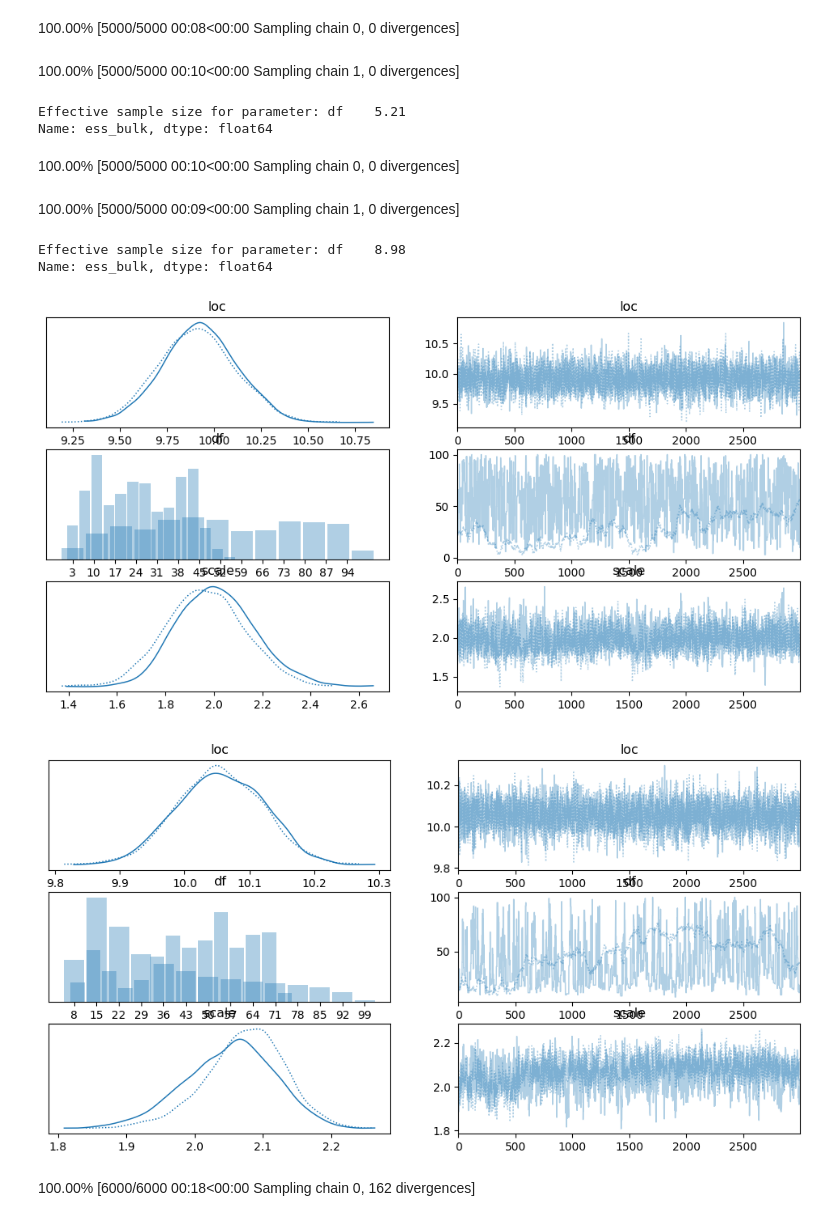
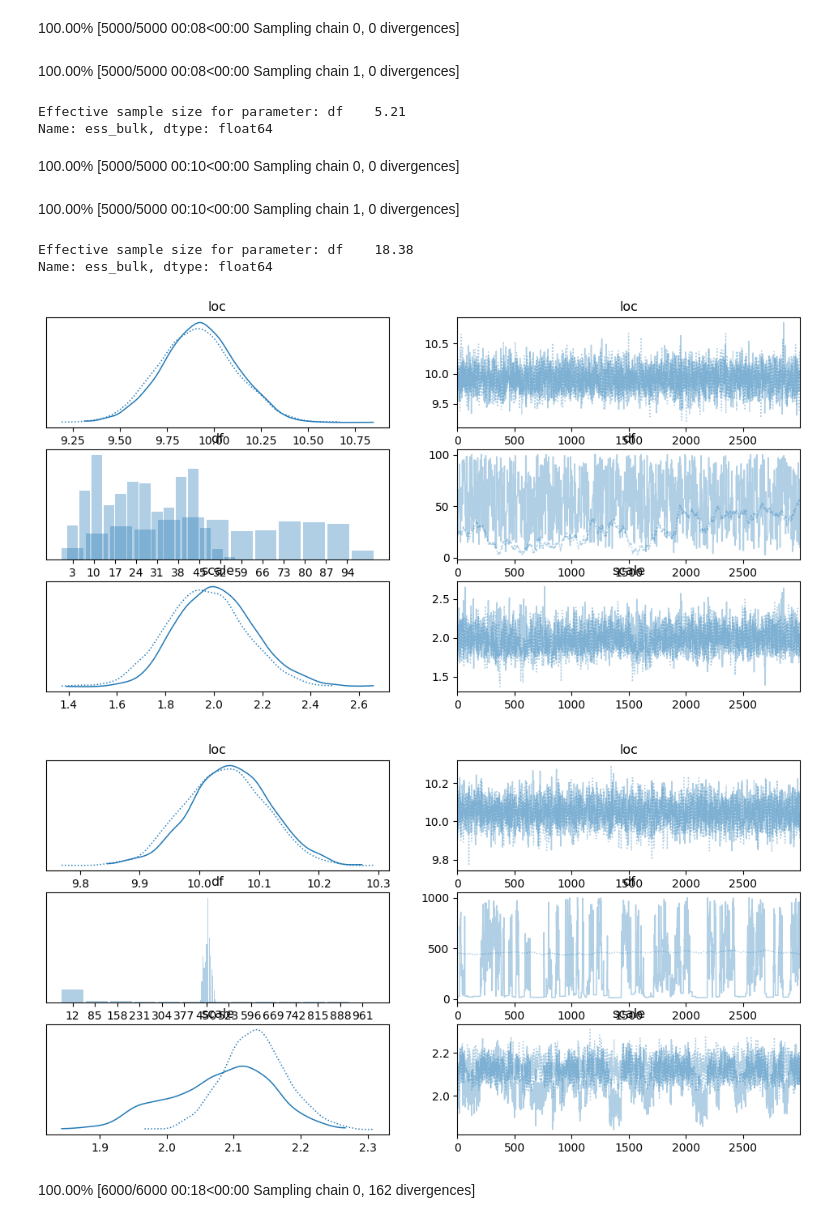
Before and after one commit to Belindazzzzz/hw-2, a Jupyter notebook: HW4.ipynb, the cells around one changed output. Saved outputs shown, nothing was run; the diff lists cells and outputs as text; code cells hidden in the pictures.

```diff
--- a/HW4.ipynb
+++ b/HW4.ipynb
@@ -15,38 +15,38 @@ with pm.Model() as model:
     scale = pm.HalfNormal('scale', sigma=5)
     df = pm.DiscreteUniform('df', lower=1, upper=100)
     xo = pm.StudentT('observations', mu=loc, lam=1/scale**2, nu=df, observed=x)
     t = pm.sample(draws=3000, tune=2000, target_accept=0.95)
 az.plot_trace(t)
 az.summary(t, round_to=2)
 su = az.summary(t, var_names=['df'], round_to=2)
 e = su['ess_bulk']
 print(f"Effective sample size for parameter: {e}")
 
 mu_0, sigma_0 = 0, 10
 n, loc_true, scale_true, df_true = 1000, 10, 2, 15
 x = stats.t(df=df_true, loc=loc_true, scale=scale_true).rvs(n)
 with pm.Model() as model:
     loc = pm.Normal('loc', mu=mu_0, sigma=sigma_0)
     scale = pm.HalfNormal('scale', sigma=5)
-    df = pm.DiscreteUniform('df', lower=1, upper=100)
+    df = pm.DiscreteUniform('df', lower=1, upper=1000)
     xo = pm.StudentT('observations', mu=loc, lam=1/scale**2, nu=df, observed=x)
     t = pm.sample(draws=3000, tune=2000, target_accept=0.95)
 az.plot_trace(t)
 az.summary(t, round_to=2)
 su = az.summary(t, var_names=['df'], round_to=2)
 e = su['ess_bulk']
 print(f"Effective sample size for parameter: {e}")
 # %% [output]
 100.00% [5000/5000 00:08<00:00 Sampling chain 0, 0 divergences]
-100.00% [5000/5000 00:10<00:00 Sampling chain 1, 0 divergences]
+100.00% [5000/5000 00:08<00:00 Sampling chain 1, 0 divergences]
 Effective sample size for parameter: df    5.21
 Name: ess_bulk, dtype: float64
 100.00% [5000/5000 00:10<00:00 Sampling chain 0, 0 divergences]
-100.00% [5000/5000 00:09<00:00 Sampling chain 1, 0 divergences]
+100.00% [5000/5000 00:10<00:00 Sampling chain 1, 0 divergences]
-Effective sample size for parameter: df    8.98
+Effective sample size for parameter: df    18.38
 Name: ess_bulk, dtype: float64
 [figure]
-[figure, old version]
+[figure, new version]
 # %%
 import numpy as np
 import pymc as pm
```
